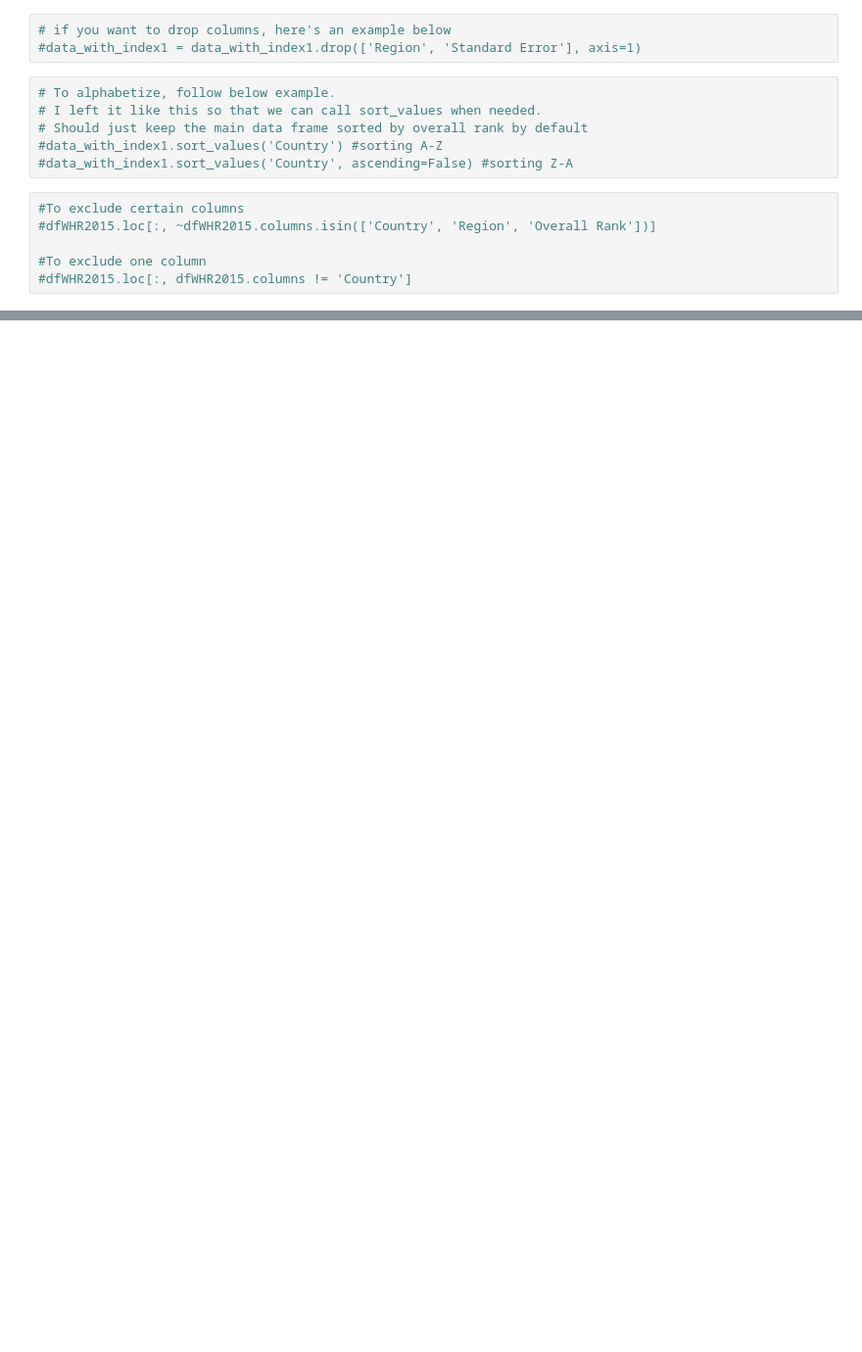
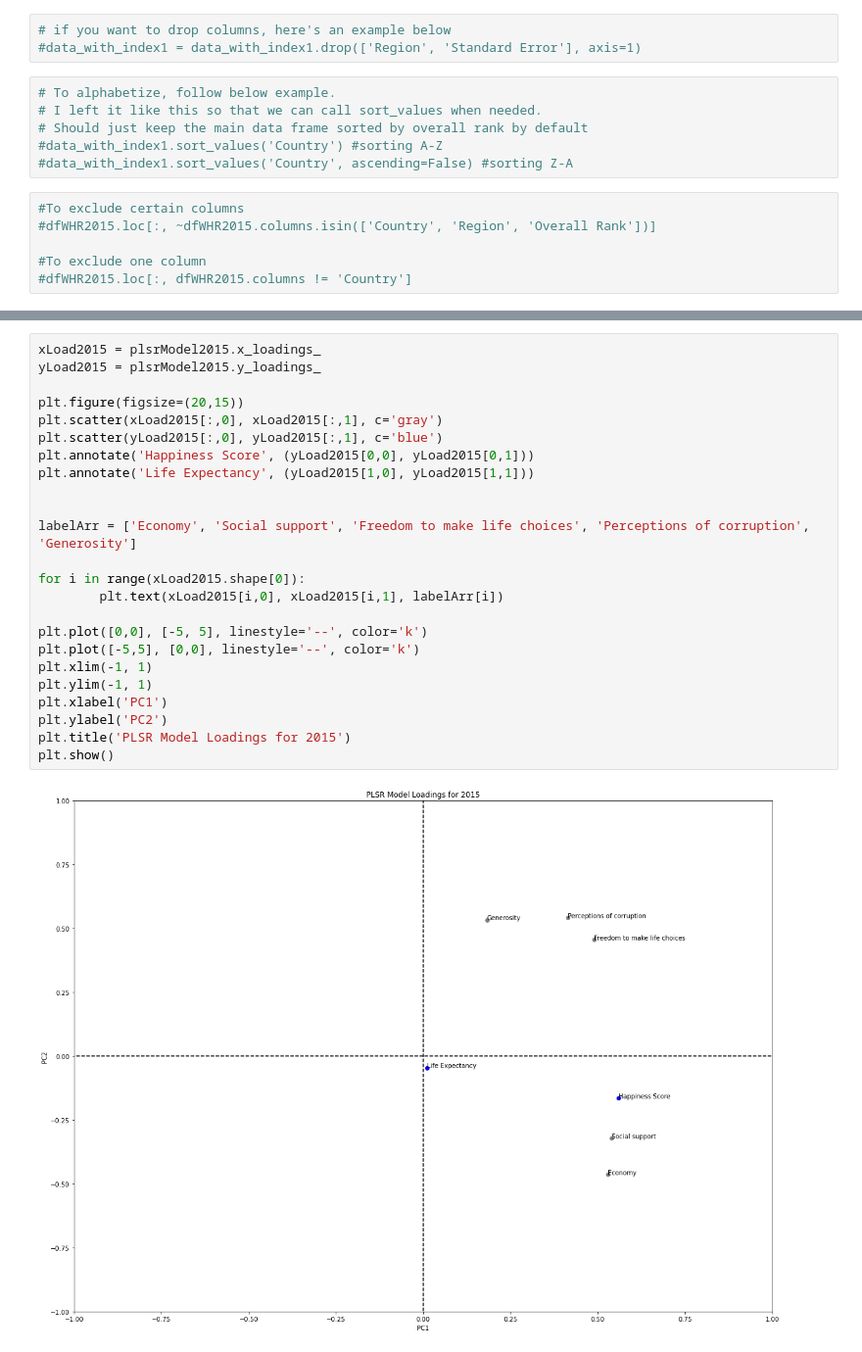
Before and after one commit to SourBob39/Happy_Planet_Analysis, a Jupyter notebook: Happiness-Metrics-for-Global-Life-Expectancy-Predictive-Analysis.ipynb, the cells around one changed output, grey strips where cells are left out. Shown at 98% size. Saved outputs shown, nothing was run; the diff lists cells and outputs as text; blank space fills up the shorter version.

```diff
--- a/Happiness-Metrics-for-Global-Life-Expectancy-Predictive-Analysis.ipynb
+++ b/Happiness-Metrics-for-Global-Life-Expectancy-Predictive-Analysis.ipynb
@@ -294,0 +208,26 @@ variance90 = 0
+# %%
+xLoad2015 = plsrModel2015.x_loadings_
+yLoad2015 = plsrModel2015.y_loadings_
+
+plt.figure(figsize=(20,15))
+plt.scatter(xLoad2015[:,0], xLoad2015[:,1], c='gray')
+plt.scatter(yLoad2015[:,0], yLoad2015[:,1], c='blue')
+plt.annotate('Happiness Score', (yLoad2015[0,0], yLoad2015[0,1]))
+plt.annotate('Life Expectancy', (yLoad2015[1,0], yLoad2015[1,1]))
+
+
+labelArr = ['Economy', 'Social support', 'Freedom to make life choices', 'Perceptions of corruption', 'Generosity']
+
+for i in range(xLoad2015.shape[0]):
+        plt.text(xLoad2015[i,0], xLoad2015[i,1], labelArr[i])
+
+plt.plot([0,0], [-5, 5], linestyle='--', color='k')
+plt.plot([-5,5], [0,0], linestyle='--', color='k')
+plt.xlim(-1, 1)
+plt.ylim(-1, 1)
+plt.xlabel('PC1')
+plt.ylabel('PC2')
+plt.title('PLSR Model Loadings for 2015')
+plt.show()
+# %% [output]
+[figure, added]
```
Also changed, not shown: parts of 23 cells of this notebook, 2 other files.
